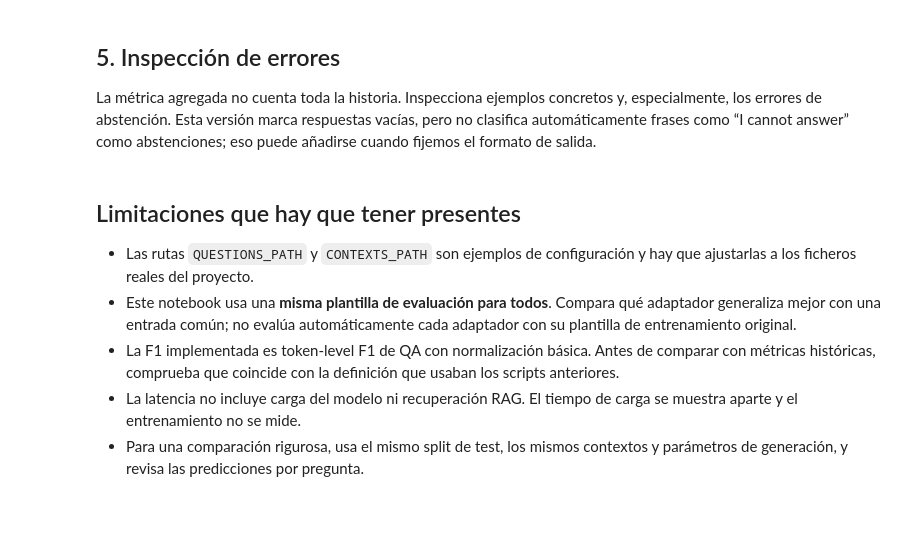
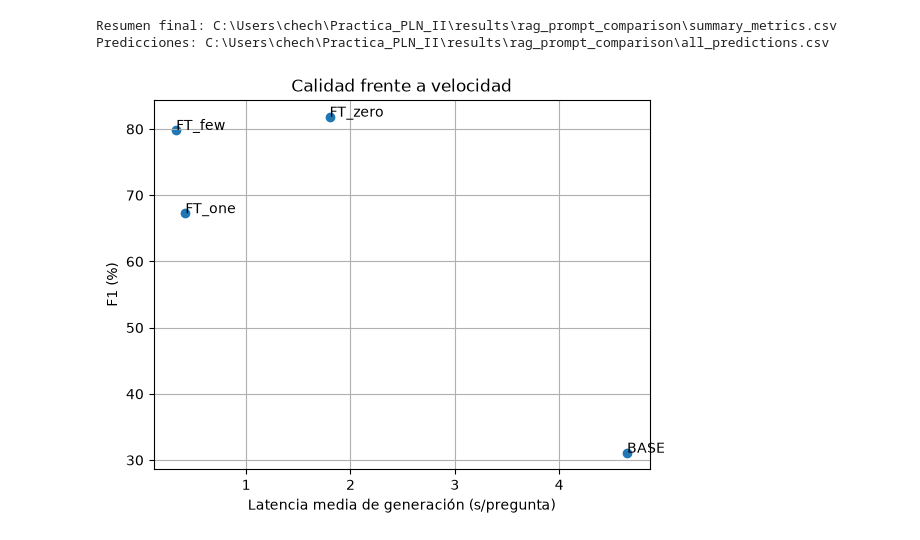
Before and after one commit to Chechu13/Practica_PLN_II, a Jupyter notebook: notebooks/comparacion_finetuning_prompts.ipynb, the cells around one changed output. Cells and saved outputs as stored; diff of their text form; code cells hidden in the pictures; blank space fills up the shorter version.

```diff
--- a/notebooks/comparacion_finetuning_prompts.ipynb
+++ b/notebooks/comparacion_finetuning_prompts.ipynb
@@ -55,20 +0,0 @@ Utiliza la función existente del proyecto. Si los nombres o rutas de los ficher
-# %%
-from src.preprocess.preprocess import prepare_dataset
-
-for path in (QUESTIONS_PATH, CONTEXTS_PATH):
-    if not path.exists():
-        raise FileNotFoundError(f"No encuentro {path}. Corrige la ruta en la celda de configuración.")
-
-dataset = prepare_dataset(str(QUESTIONS_PATH), str(CONTEXTS_PATH))
-df = pd.DataFrame(dataset)
-required = {"question", "answer", "context"}
-missing = required - set(df.columns)
-if missing:
-    raise ValueError(f"Faltan columnas {missing}; columnas disponibles: {list(df.columns)}")
-if "has_answer" not in df.columns:
-    df["has_answer"] = df["answer"].fillna("").astype(str).str.strip().ne("")
-df = df.reset_index(drop=True)
-if LIMIT_TEST is not None:
-    df = df.iloc[:LIMIT_TEST].copy()
-print(f"Ejemplos: {len(df)}")
-display(df.head(3))
@@ -253,26 +634,26 @@ print("Guardado:", predictions_path)
 # %%
-import matplotlib.pyplot as plt
+summary_path = OUTPUT_DIR / "summary_metrics.csv"
+predictions_path = OUTPUT_DIR / "all_predictions.csv"
+summary_df.to_csv(summary_path, index=False)
+predictions_df.to_csv(predictions_path, index=False)
 
-plot_df = summary_df.dropna(subset=["F1", "mean_latency_seconds"])
-if len(plot_df):
-    plt.figure()
-    plt.scatter(plot_df["mean_latency_seconds"], plot_df["F1"])
-    for _, row in plot_df.iterrows():
-        plt.annotate(row["variant"], (row["mean_latency_seconds"], row["F1"]))
-    plt.xlabel("Latencia media por pregunta (s)")
-    plt.ylabel("F1")
-    plt.title("Calidad frente a velocidad")
-    plt.grid(True)
-    plt.show()
+print("Resumen final:", summary_path)
+print("Predicciones:", predictions_path)
 
-    plt.figure()
-    plt.bar(plot_df["variant"], plot_df["mean_latency_seconds"])
-    plt.ylabel("Latencia media (s)")
-    plt.title("Latencia por variante")
-    plt.xticks(rotation=30, ha="right")
-    plt.tight_layout()
-    plt.show()
+if not summary_df.empty and {"F1_percent", "generation_mean_seconds"}.issubset(summary_df.columns):
+    import matplotlib.pyplot as plt
+    plot_df = summary_df.dropna(subset=["F1_percent", "generation_mean_seconds"])
+    if len(plot_df):
+        plt.figure()
+        plt.scatter(plot_df["generation_mean_seconds"], plot_df["F1_percent"])
+        for _, row in plot_df.iterrows():
+            plt.annotate(row["variant"], (row["generation_mean_seconds"], row["F1_percent"]))
+        plt.xlabel("Latencia media de generación (s/pregunta)")
+        plt.ylabel("F1 (%)")
+        plt.title("Calidad frente a velocidad")
+        plt.grid(True)
+        plt.show()
+# %% [output]
+Resumen final: C:\Users\chech\Practica_PLN_II\results\rag_prompt_comparison\summary_metrics.csv
+Predicciones: C:\Users\chech\Practica_PLN_II\results\rag_prompt_comparison\all_predictions.csv
+[figure, added]
-# %% [markdown]
-## 5. Inspección de errores
-
-La métrica agregada no cuenta toda la historia. Inspecciona ejemplos concretos y, especialmente, los errores de abstención. Esta versión marca respuestas vacías, pero no clasifica automáticamente frases como “I cannot answer” como abstenciones; eso puede añadirse cuando fijemos el formato de salida.
@@ -292,8 +659,0 @@ display(errors_df[[
-# %% [markdown]
-## Limitaciones que hay que tener presentes
-
-- Las rutas `QUESTIONS_PATH` y `CONTEXTS_PATH` son ejemplos de configuración y hay que ajustarlas a los ficheros reales del proyecto.
-- Este notebook usa una **misma plantilla de evaluación para todos**. Compara qué adaptador generaliza mejor con una entrada común; no evalúa automáticamente cada adaptador con su plantilla de entrenamiento original.
-- La F1 implementada es token-level F1 de QA con normalización básica. Antes de comparar con métricas históricas, comprueba que coincide con la definición que usaban los scripts anteriores.
-- La latencia no incluye carga del modelo ni recuperación RAG. El tiempo de carga se muestra aparte y el entrenamiento no se mide.
-- Para una comparación rigurosa, usa el mismo split de test, los mismos contextos y parámetros de generación, y revisa las predicciones por pregunta.
```
Also changed, not shown: parts of 29 cells of this notebook, 22 other files.
